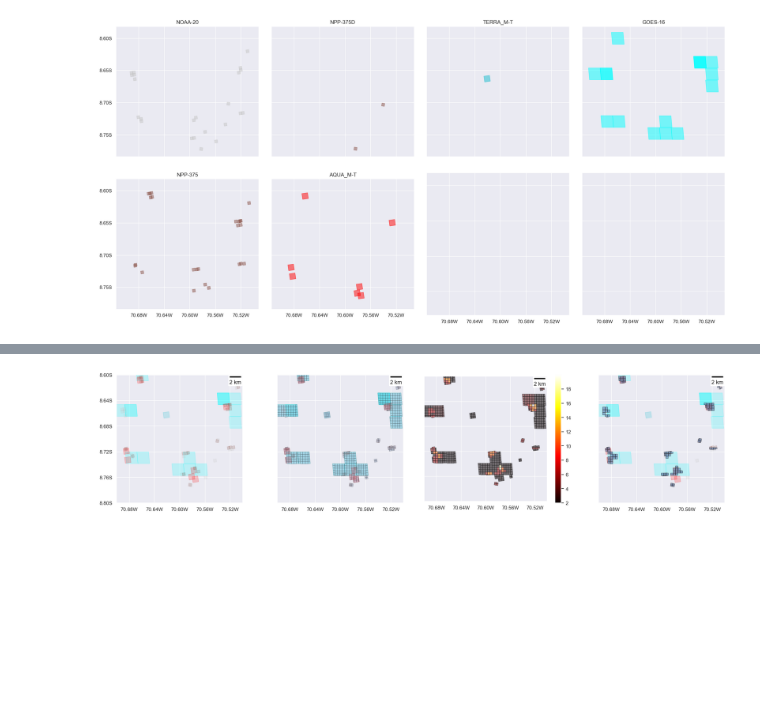
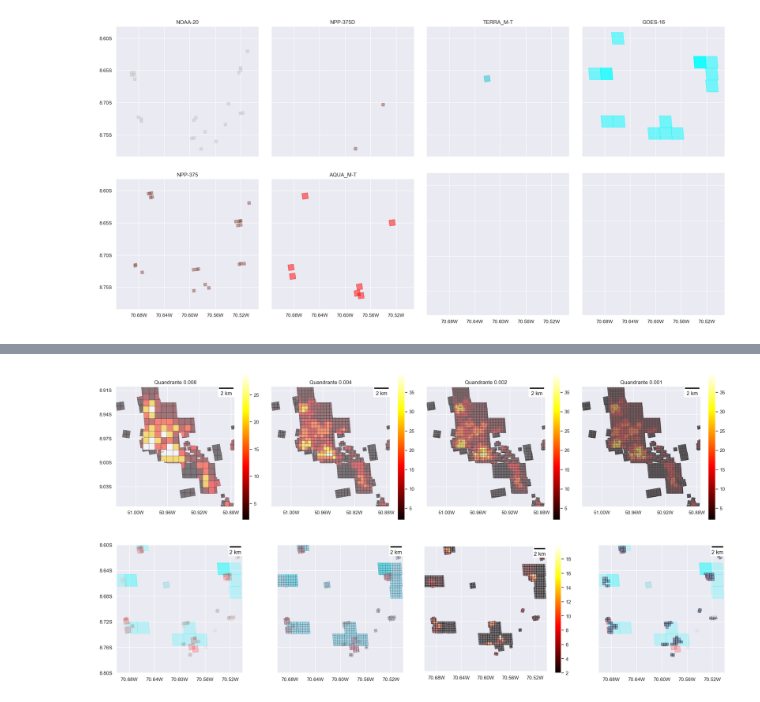
Before and after one commit to josebraz/INPE-Queimadas, a Jupyter notebook: Queimadas.ipynb, the cells around one changed output, grey strips where cells are left out. Drawn from its saved outputs; the diff is of its cells as text; code cells hidden in the pictures; blank space fills up the shorter version.

```diff
--- a/Queimadas.ipynb
+++ b/Queimadas.ipynb
@@ -975,3 +976,18 @@ No artists with labels found to put in legend.  Note that artists whose label st
+# %%
+center_lat, center_lon, size = -8.98, -50.95, 0.15
+data_temp = sub_space_by_center(df.query("'2022-09-01 00:00:00-03:00' < datahora < '2022-09-03 23:59:59-03:00'"), center_lat, center_lon, size)
+
+width_quads = [0.008, 0.004, 0.002, 0.001]
+fig, axs = plt.subplots(1, len(width_quads), sharex=True, sharey=True, figsize=(20, 20/len(width_quads)))
+fig.tight_layout(pad=0.0)
+axs = axs.flat
+
+for index, width in enumerate(width_quads):
+        SatellitesExplore(data_temp, quadrat_width=width).plot(threshold=5, center_lat=center_lat,
+                center_lon=center_lon, size=size, only_quads_evaluated=True, axs=[axs[index]])
+        axs[index].set_title('Quandrante {}'.format(width))
+# %% [output]
+[figure, added]
 # %%
 center_lat, center_lon, size = -8.70, -70.60, 0.20
 data_temp = sub_space_by_center(df.query("'2022-09-02 00:00:00-03:00' < datahora < '2022-09-02 23:59:59-03:00'"), center_lat, center_lon, size)
```
Also changed, not shown: parts of 5 cells of this notebook, 3 other files.
